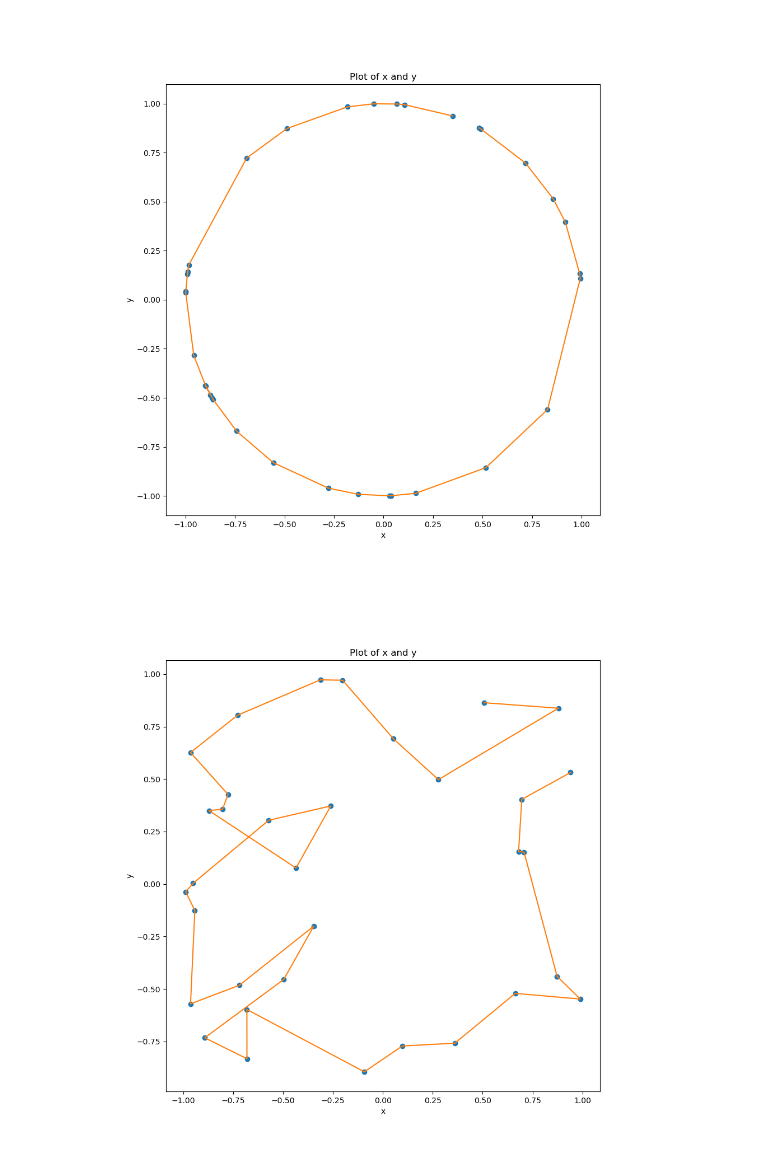
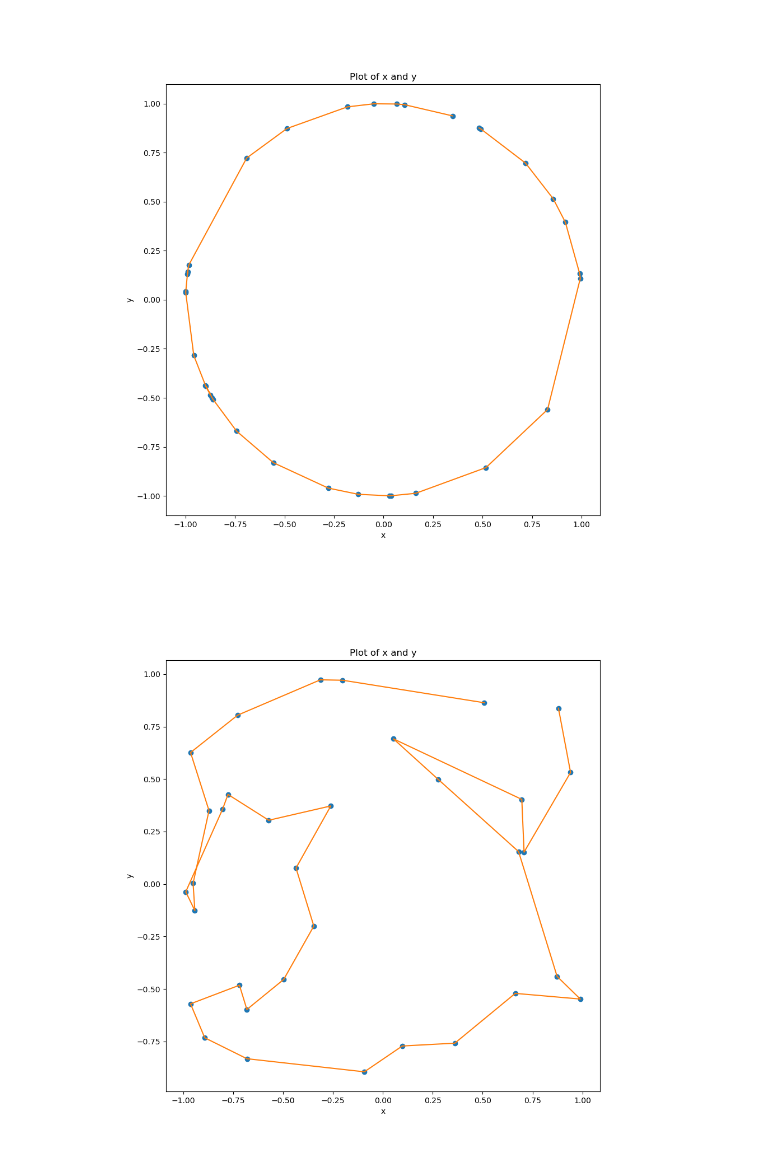
Before and after one commit to stevelonny/labsimnum, a Jupyter notebook: notebooks/exercise_10.ipynb, the cells around one changed output. Saved outputs shown, nothing was run; the diff lists cells and outputs as text; code cells hidden in the pictures.

Commit message:
added square mapper in ex10

```diff
--- a/notebooks/exercise_10.ipynb
+++ b/notebooks/exercise_10.ipynb
@@ -30,17 +30,17 @@ plt.show()
 # %%
 fig = plt.figure(figsize=(10, 10))
 
-x, y = np.loadtxt("../data/ex09_atlas_square.dat", unpack=True, usecols=(1, 2))
+x, y = np.loadtxt("../data/ex10_atlas_square.dat", unpack=True, usecols=(1, 2))
 
 plt.plot(x, y, marker='o', linestyle='None')
 
 plt.xlabel('x')
 plt.ylabel('y')
 plt.title('Plot of x and y')
 
-x1, y1 = np.loadtxt("../data/ex09_best_square.dat", unpack=True, usecols=(1, 2))
+x1, y1 = np.loadtxt("../data/ex10_champion_square.dat", unpack=True, usecols=(1, 2))
 
 plt.plot(x1, y1)
 plt.show()
 # %% [output]
-[figure, old version]
+[figure, new version]
```
Also changed, not shown: parts of 3 cells of this notebook, 1 other file.
